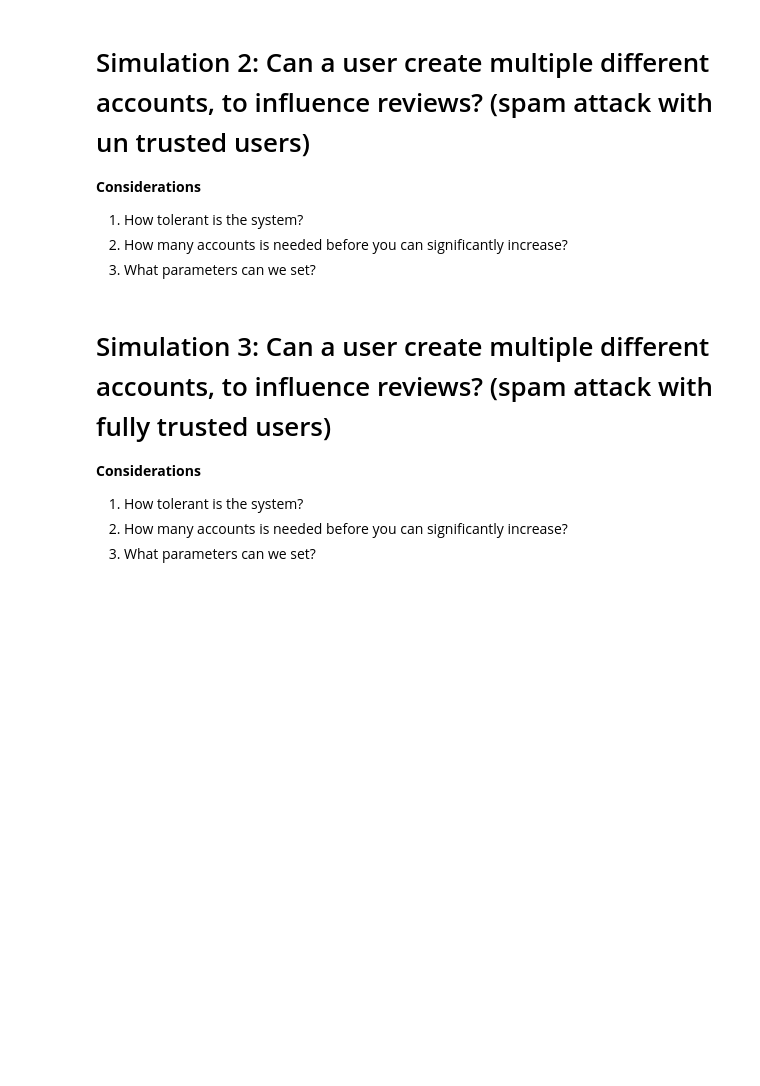
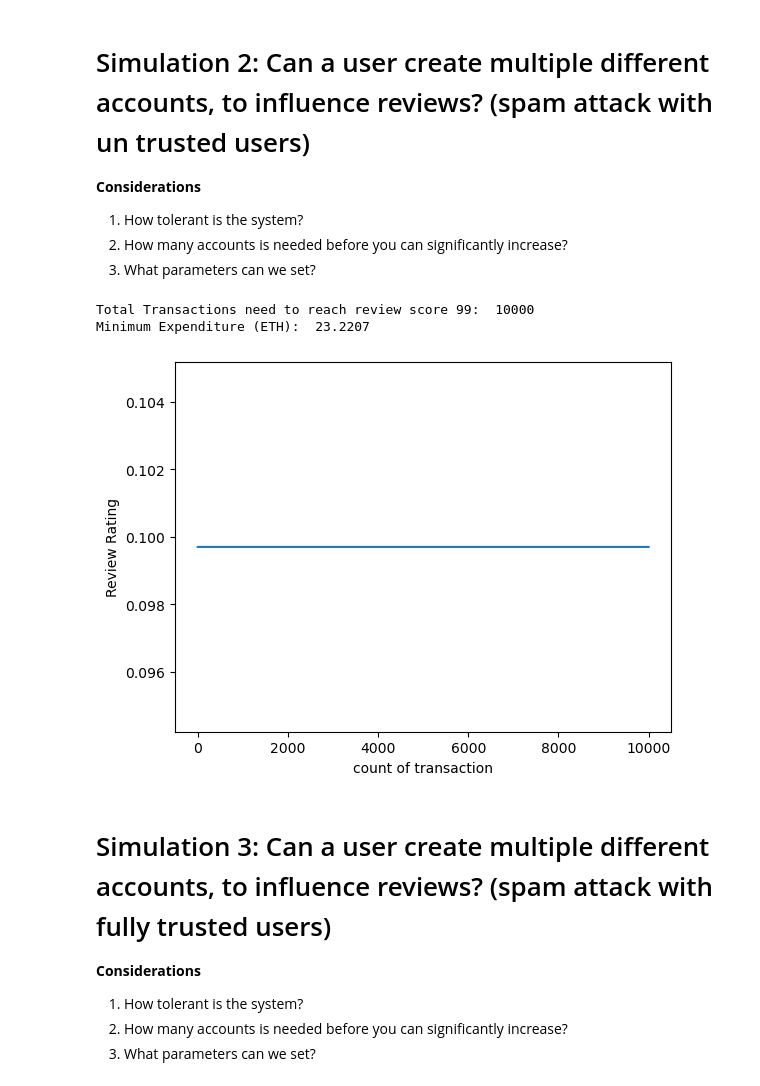
Before and after one commit to S-Samiksha/Reputation_Mechanism, a Jupyter notebook: Simulations/Algebraic Sigmoidal Function-Copy1.ipynb, the cells around one changed output. Saved outputs shown, nothing was run; the diff lists cells and outputs as text; code cells hidden in the pictures; blank space fills up the shorter version.

```diff
--- a/Simulations/Algebraic Sigmoidal Function-Copy1.ipynb
+++ b/Simulations/Algebraic Sigmoidal Function-Copy1.ipynb
@@ -38,7 +39,9 @@ def calculateX_Buyer(old_x, time_btwn_transactions, account_age):
 
 def calculateX_Seller(oldX, rep_score, rincoming, raverage):
     global BETA_S
-    return oldX + rep_score * (rincoming-raverage)*BETA_S
+    if (rincoming-raverage)==0:
+        return oldX
+    return oldX + ((100/(rincoming-raverage))-1)*rep_score*BETA_S
 
 
 # calculating reputation score
@@ -322,3 +299,29 @@ BETA_S = 0.001
+# %%
+AVG_REVIEW = 0 #start
+OLD_X = 0 #start
+R_INCOMING = 100
+REP_SCORE = 0
+review_list = []
+count = 0
+
+while count<10000 and AVG_REVIEW<99:
+    count += 1
+    X = calculateX_Seller(OLD_X, REP_SCORE, R_INCOMING, AVG_REVIEW)
+    AVG_REVIEW = calculateRep_Seller(X)
+    OLD_X = X
+    review_list.append(AVG_REVIEW)
+
+x = [i for i in range(len(review_list))]
+y = review_list
+plt.plot(x,y)
+plt.xlabel("count of transaction")
+plt.ylabel("Review Rating")
+print("Total Transactions need to reach review score 99: ", len(review_list))
+print("Minimum Expenditure (ETH): ", (len(review_list))*2322070000000000/(10**18))
+# %% [output]
+Total Transactions need to reach review score 99:  10000
+Minimum Expenditure (ETH):  23.2207
+[figure, added]
 # %% [markdown]
 # Simulation 3: Can a user create multiple different accounts, to influence reviews? (spam attack with fully trusted users)
 
```
Also changed, not shown: parts of 11 cells of this notebook.
